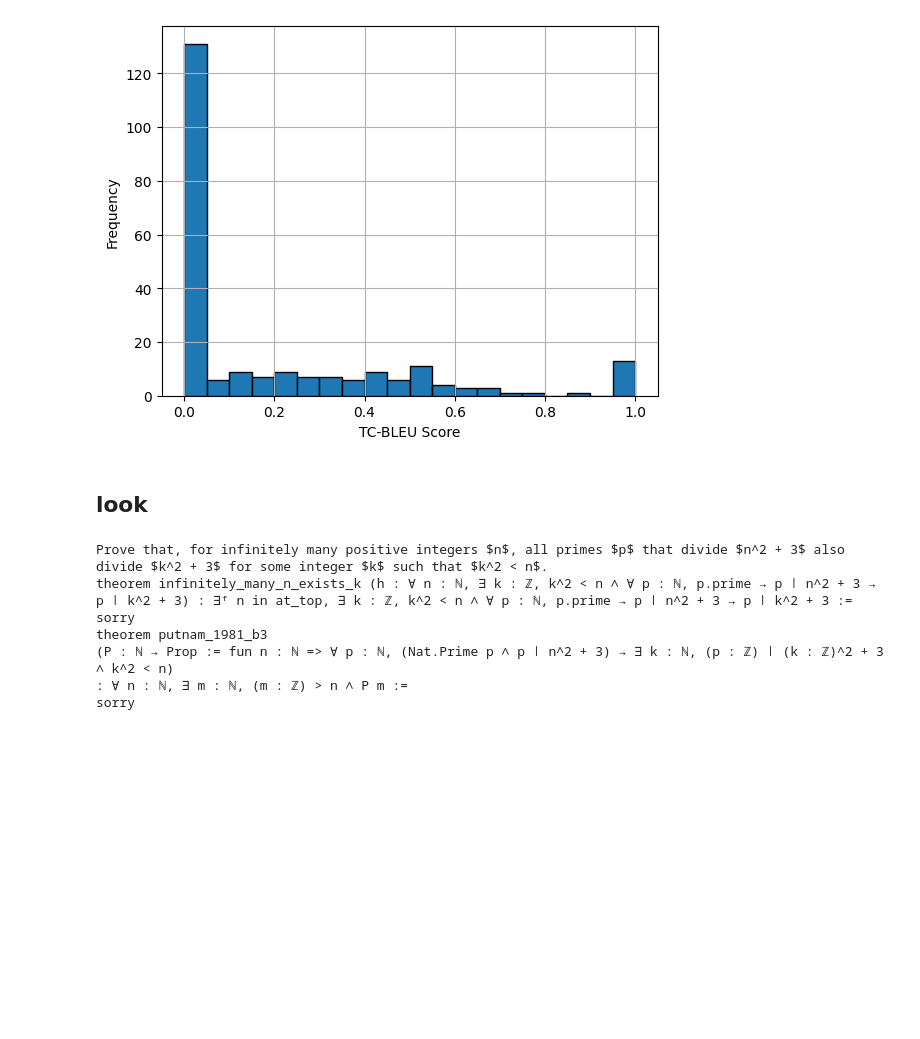
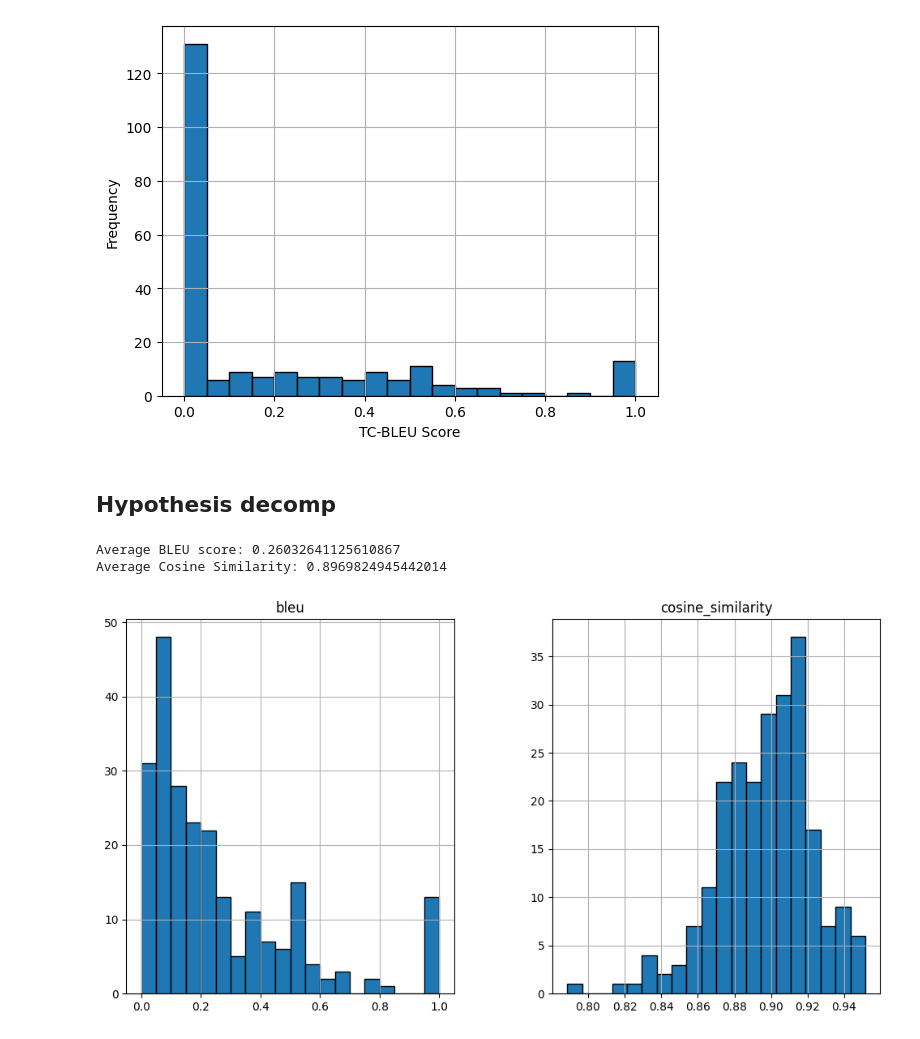
Before and after one commit to agatha-duzan/autoformalization_with_hypothesis, a Jupyter notebook: results_analysis.ipynb, the cells around one changed output. Saved outputs shown, nothing was run; the diff lists cells and outputs as text; code cells hidden in the pictures; blank space fills up the shorter version.

Commit message:
hypothesis decomp + eval

```diff
--- a/results_analysis.ipynb
+++ b/results_analysis.ipynb
@@ -138,18 +122,24 @@ plt.show()
 # %% [output]
 Average TC-BLEU score: 0.19534738699454512
 [figure]
-# %% [markdown]
-## look
-# %%
-row = df.iloc[210]
-print(row.informal_statement)
-print(row.generated_formal_statement)
-print(row.formal_statement)
-# %% [output]
-Prove that, for infinitely many positive integers $n$, all primes $p$ that divide $n^2 + 3$ also divide $k^2 + 3$ for some integer $k$ such that $k^2 < n$.
-theorem infinitely_many_n_exists_k (h : ∀ n : ℕ, ∃ k : ℤ, k^2 < n ∧ ∀ p : ℕ, p.prime → p ∣ n^2 + 3 → p ∣ k^2 + 3) : ∃ᶠ n in at_top, ∃ k : ℤ, k^2 < n ∧ ∀ p : ℕ, p.prime → p ∣ n^2 + 3 → p ∣ k^2 + 3 :=
-sorry
-theorem putnam_1981_b3
-(P : ℕ → Prop := fun n : ℕ => ∀ p : ℕ, (Nat.Prime p ∧ p ∣ n^2 + 3) → ∃ k : ℕ, (p : ℤ) ∣ (k : ℤ)^2 + 3 ∧ k^2 < n)
-: ∀ n : ℕ, ∃ m : ℕ, (m : ℤ) > n ∧ P m :=
-sorry
+# %% [markdown]
+## Hypothesis decomp
+# %%
+json_file_path = '/home/agatha/Desktop/MA3/sem proj/autoformalization_with_hypothesis/results/evaluations/base_hypothesis_decomp_gpt-4o_evaluated.json'
+with open(json_file_path, 'r') as f:
+    data = json.load(f)
+
+df = pd.DataFrame(data)
+# %%
+average_bleu = df['bleu'].mean()
+average_cosine_similarity = df['cosine_similarity'].mean()
+
+print(f"Average BLEU score: {average_bleu}")
+print(f"Average Cosine Similarity: {average_cosine_similarity}")
+
+df[['bleu', 'cosine_similarity']].hist(bins=20, figsize=(12, 6), layout=(1, 2), edgecolor='black')
+plt.show()
+# %% [output]
+Average BLEU score: 0.26032641125610867
+Average Cosine Similarity: 0.8969824945442014
+[figure, added]
```
Also changed, not shown: parts of 4 cells of this notebook, 6 other files.
